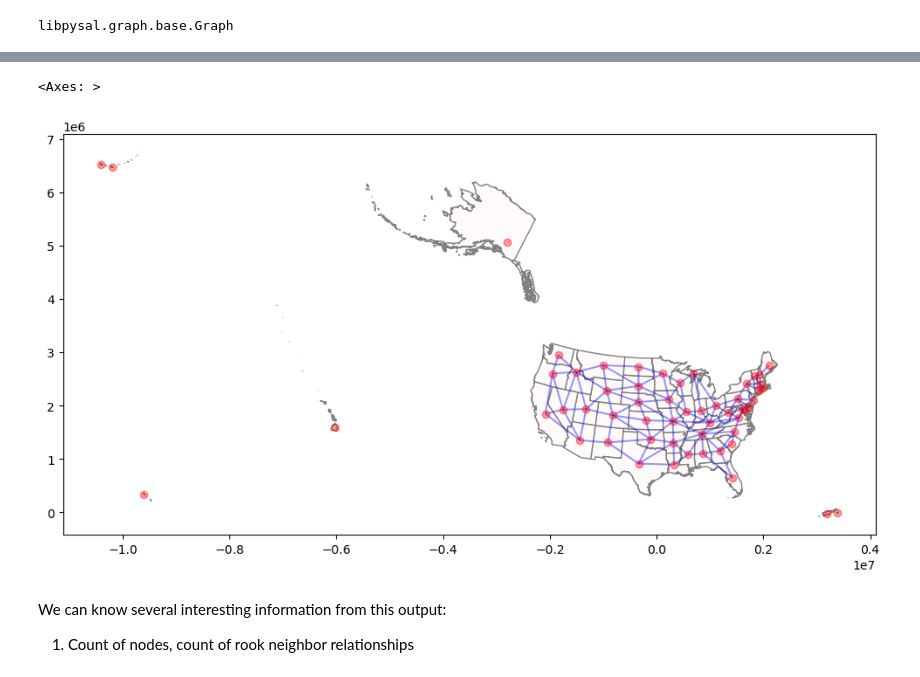
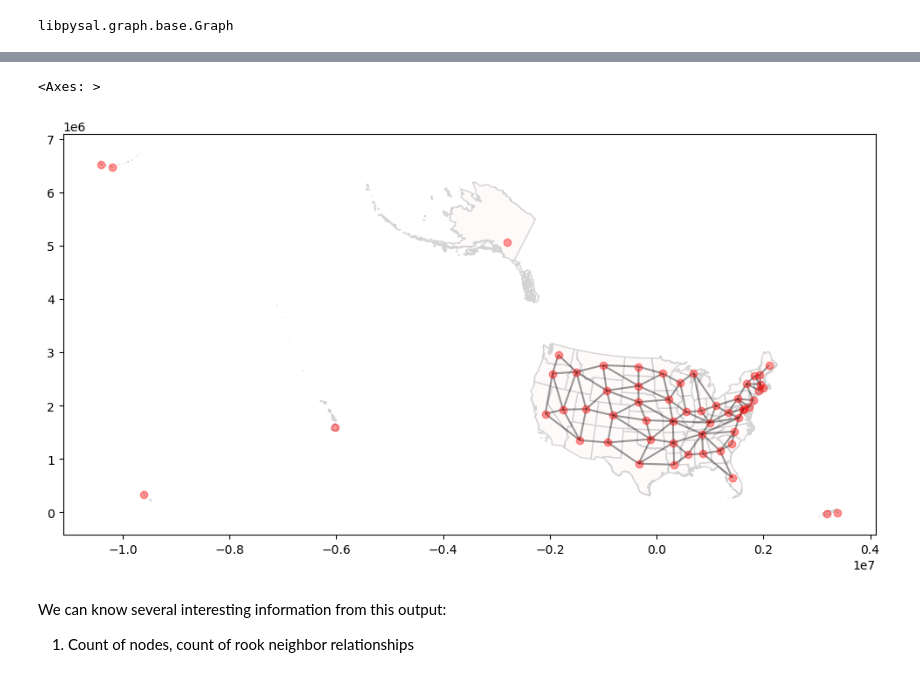
Before and after one commit to CienciaDeDatosEspacial/spatial_autoCorr, a Jupyter notebook: index.ipynb, the cells around one changed output, grey strips where cells are left out. Cells and saved outputs as stored; diff of their text form; code cells hidden in the pictures.

```diff
--- a/index.ipynb
+++ b/index.ipynb
@@ -152,17 +162,17 @@ For sure, both can work combined:
 # %%
-# First plot the polygons (the GDF)
-base=us_states.plot(color='snow', edgecolor='grey',figsize=(12, 10))
+# geopandas plot
+base=us_states.plot(color='snow', edgecolor='lightgrey',figsize=(12, 10))
 
-# Then plot the graph on top
+# graph plot
 us_states_rook.plot(
-    us_states,                    # ← Provides the spatial coordinates
+    gdf=us_states,                # ← Provides the spatial coordinates
     ax=base,                      # ← Same axis
     node_kws=dict(alpha=0.4,color='red'),     # ← Style for polygon centroids (nodes)
-    edge_kws=dict(alpha=0.4,color='blue')      # ← Style for connections (edges)
+    edge_kws=dict(alpha=0.4,color='k')     # ← Style for connections (edges)
 )
 # %% [output]
 <Axes: >
-[figure, old version]
+[figure, new version]
 # %% [markdown]
 We can know several interesting information from this output:
 
```
Also changed, not shown: parts of 51 cells of this notebook.
